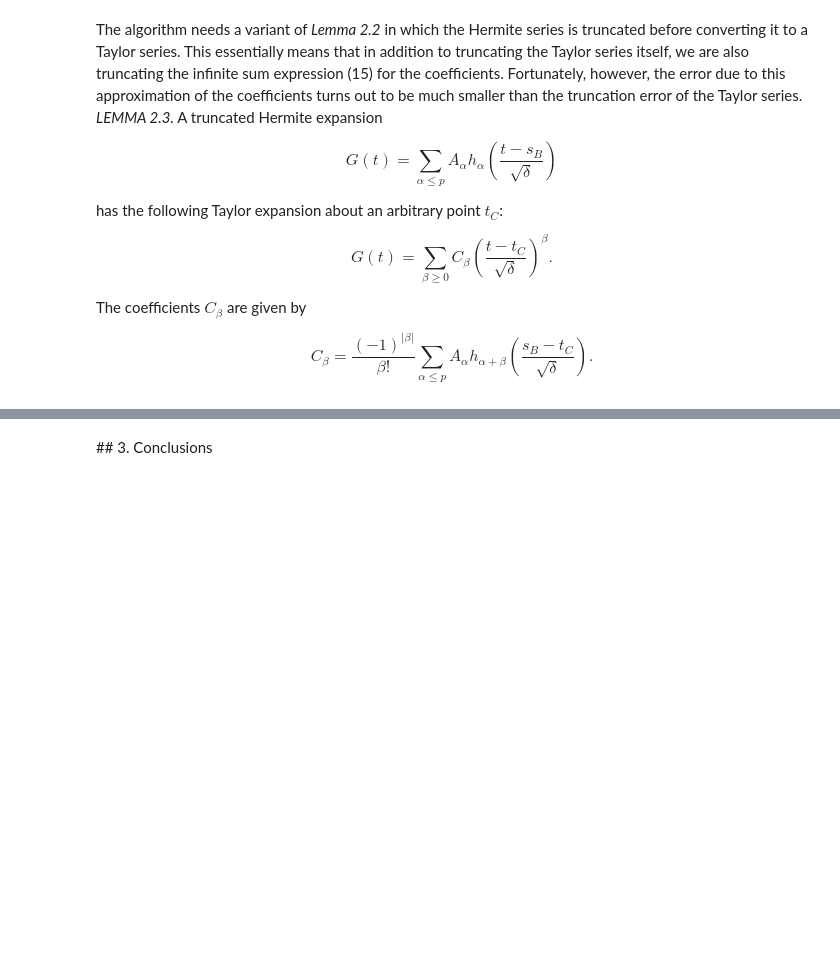
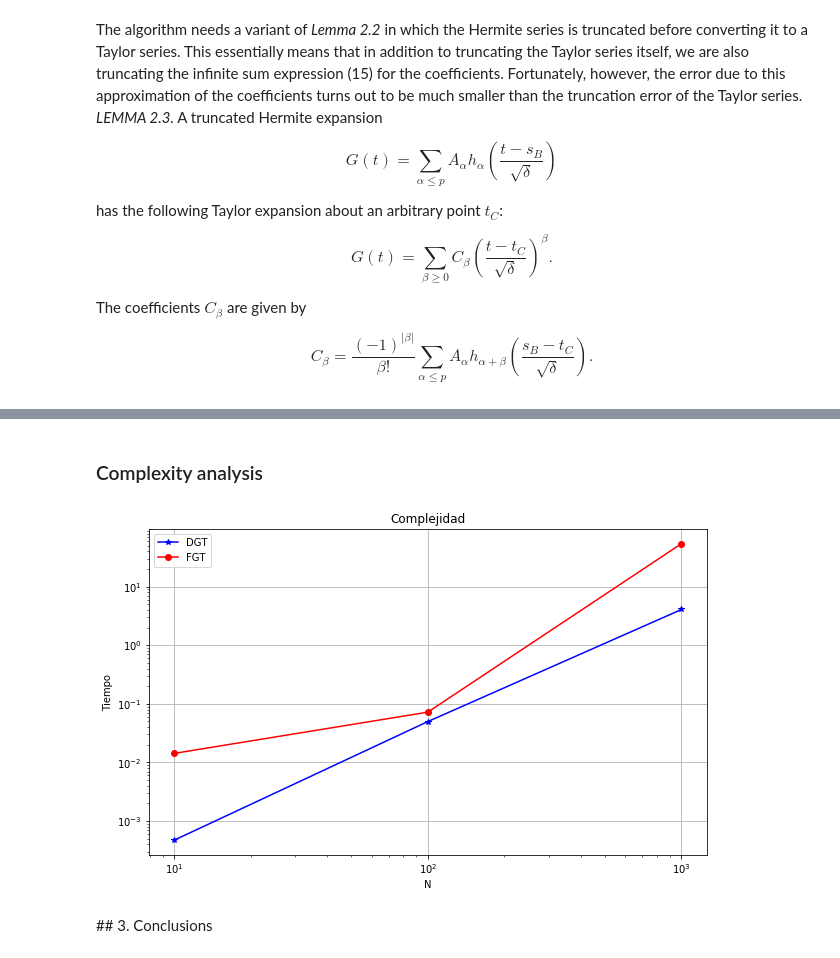
Before and after one commit to dsanmartin/IPM407-PJ, a Jupyter notebook: 3/proyecto3.ipynb, the cells around one changed output, grey strips where cells are left out. Cells and saved outputs as stored; diff of their text form; code cells hidden in the pictures; blank space fills up the shorter version.

```diff
--- a/3/proyecto3.ipynb
+++ b/3/proyecto3.ipynb
@@ -835,3 +831,32 @@ def complexity_plot(N, time_sp, time_d2, time_df):
+# %% [markdown]
+### Complexity analysis
+# %%
+N = np.array([10**i for i in range(1, 5)])
+t_DGT = np.zeros(len(N))
+t_FGT = np.zeros(len(N))
+
+for i in range(len(N)):
+    s = gen_sources(N[i])
+    t = gen_targets(N[i])
+
+    parameters = {
+    's': s,
+    't': t,
+    'r': 0.5,
+    'delta': .01,
+    'N_side': 4,
+    'eps': 1e-14
+    }
+
+    t1 = %timeit -r 1 -n 1 -o -q FGT(parameters)
+    t2 = %timeit -r 1 -n 1 -o -q DGT(s, t, parameters['delta'])
+
+    t_FGT[i] = t1.best
+    t_DGT[i] = t2.best
+# %%
+complexity_plot(N, t_DGT, t_FGT)
+# %% [output]
+[figure, added]
 # %% [markdown]
 <div id="conclusions" />
 ## 3. Conclusions
```
Also changed, not shown: parts of 40 cells of this notebook.
